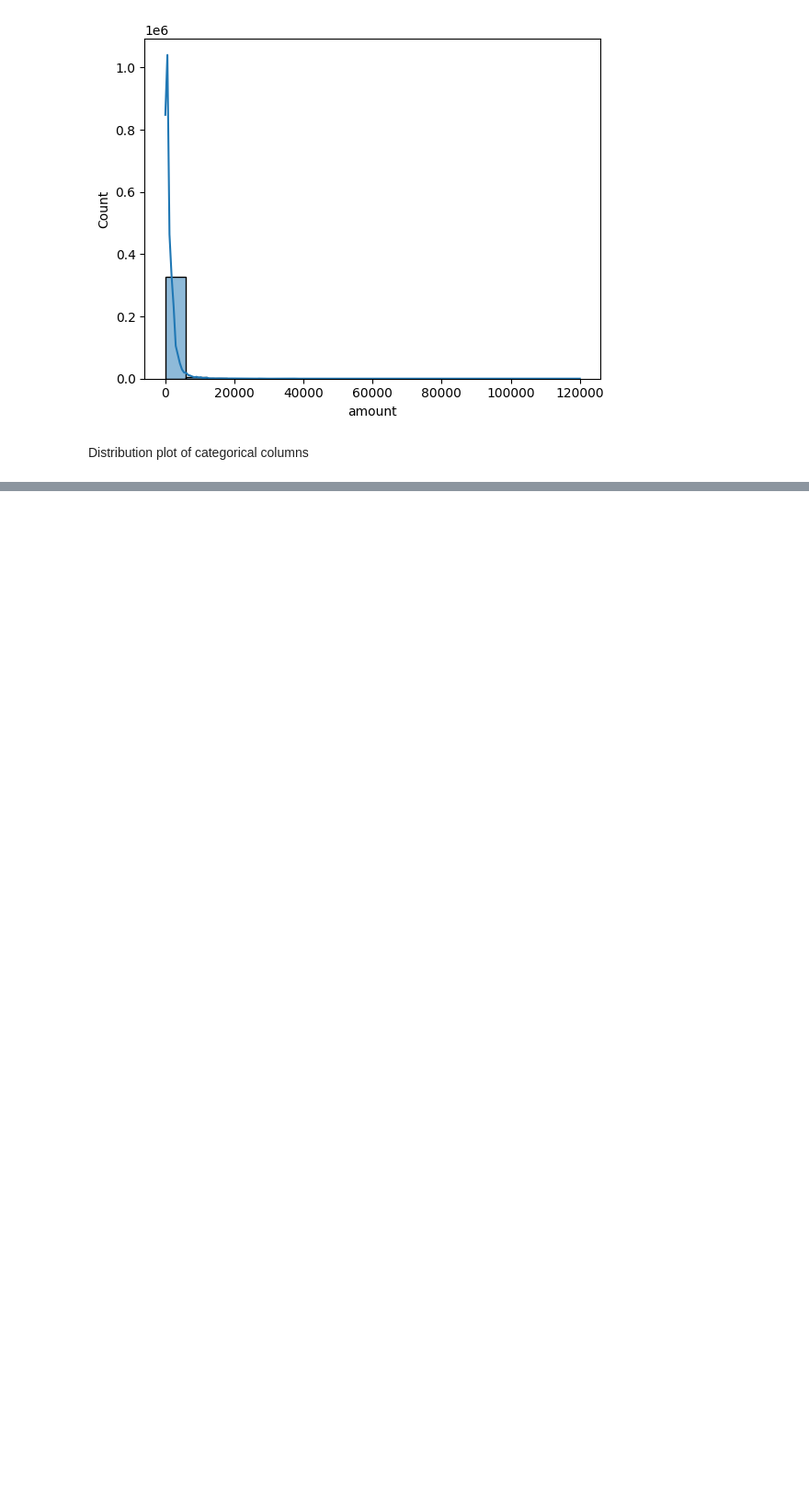
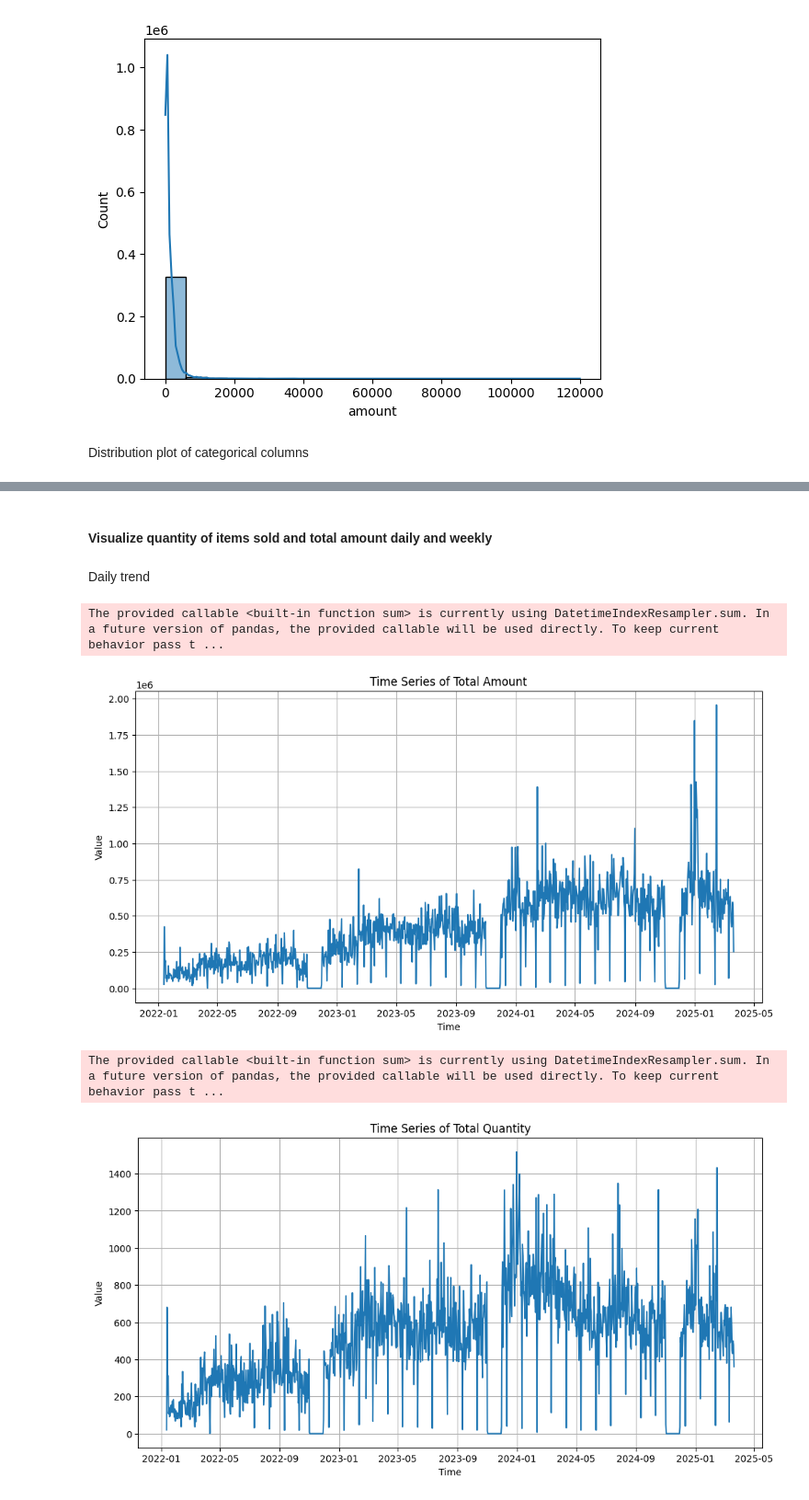
Before and after one commit to KessyLovely42/BritonandkayMLprojects, a Jupyter notebook: notebooks/oleh-salesforecasting-model-poc.ipynb, the cells around one changed output, grey strips where cells are left out. Shown at 92% size. Drawn from its saved outputs; the diff is of its cells as text; code cells hidden in the pictures; blank space fills up the shorter version.

```diff
--- a/notebooks/oleh-salesforecasting-model-poc.ipynb
+++ b/notebooks/oleh-salesforecasting-model-poc.ipynb
@@ -602,0 +553,21 @@ month_group_df.head(12)
+# %% [markdown]
+#### Visualize quantity of items sold and total amount daily and weekly
+# %% [markdown]
+Daily trend
+# %%
+def plot_time_series(series, title="Time Series Data"):
+    plt.figure(figsize=(12, 6))
+    plt.plot(series)
+    plt.title(title)
+    plt.xlabel("Time")
+    plt.ylabel("Value")
+    plt.grid(True)
+    plt.show()
+
+plot_time_series(import_df_clean['amount'].resample('D').apply(sum), title="Time Series of Total Amount")
+plot_time_series(import_df_clean['quantity'].resample('D').apply(sum), title="Time Series of Total Quantity")
+# %% [output]
+The provided callable <built-in function sum> is currently using DatetimeIndexResampler.sum. In a future version of pandas, the provided callable will be used directly. To keep current behavior pass t ...
+[figure, added]
+The provided callable <built-in function sum> is currently using DatetimeIndexResampler.sum. In a future version of pandas, the provided callable will be used directly. To keep current behavior pass t ...
+[figure, added]
```
Also changed, not shown: parts of 62 cells of this notebook.
